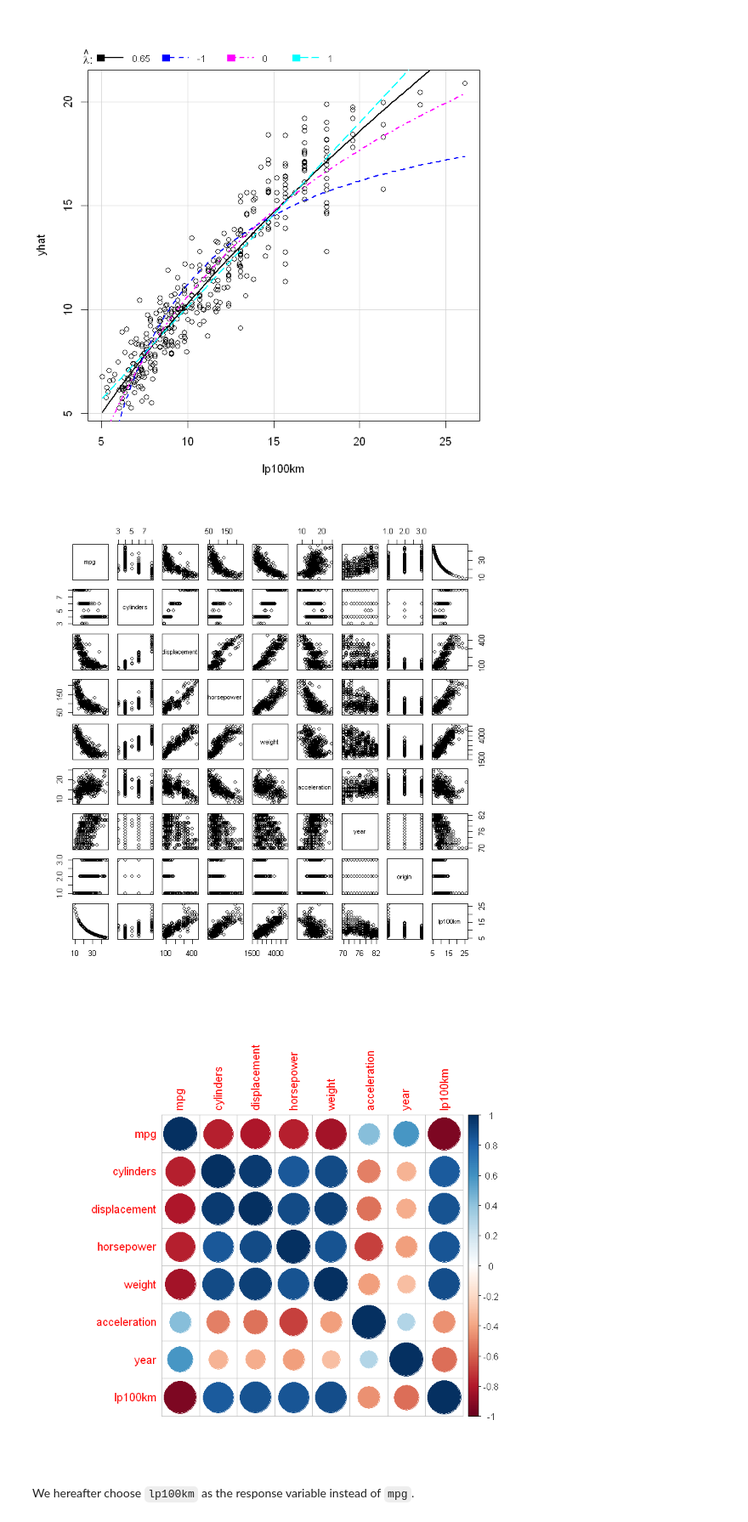
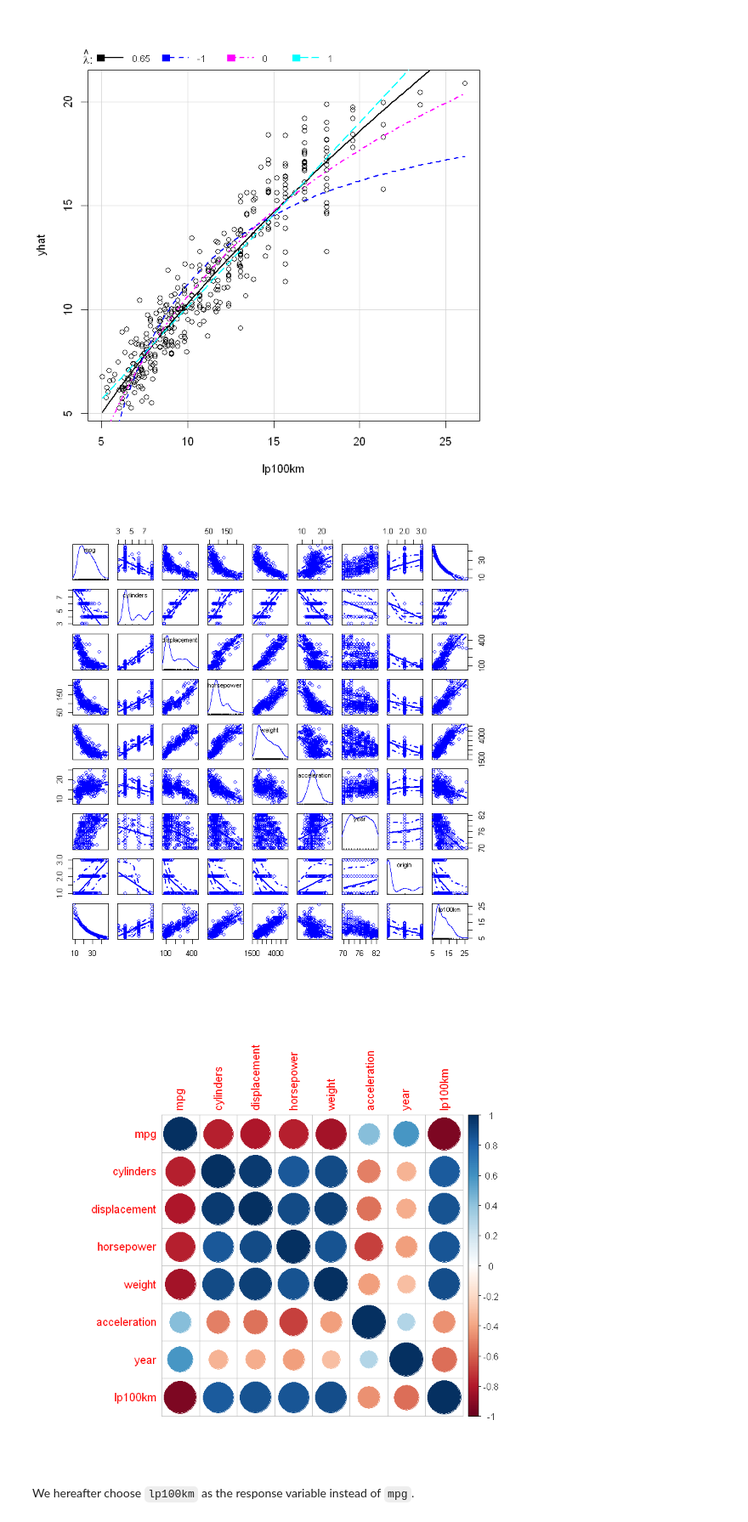
Before and after one commit to KillingVectorField/STA232-Final-Project, a Jupyter notebook: mpg.ipynb, the cells around one changed output. Shown at 85% size. Saved outputs shown, nothing was run; the diff lists cells and outputs as text; code cells hidden in the pictures.

```diff
--- a/mpg.ipynb
+++ b/mpg.ipynb
@@ -27,4 +27,6 @@ A data.frame: 6 × 9
  Mean   :15.57   Mean   :76.01
  3rd Qu.:17.18   3rd Qu.:79.00
  Max.   :24.80   Max.   :82.00
+# %%
+mpg<-na.omit(mpg)
 # %%
@@ -68,10 +88,10 @@ A data.frame: 4 × 2
 | 1.0000000 | 601.1815 |
 [figure]
 # %%
-pairs(mpg[,-9])
-corrplot::corrplot(cor(na.omit(mpg[,-c(8,9)])))
+car::scatterplotMatrix(mpg[,-9])
+corrplot::corrplot(cor(mpg[,-c(8,9)]))
 # %% [output]
-[figure, old version]
+[figure, new version]
 [figure]
 # %% [markdown]
 We hereafter choose `lp100km` as the response variable instead of `mpg`.
```
Also changed, not shown: parts of 6 cells of this notebook.
